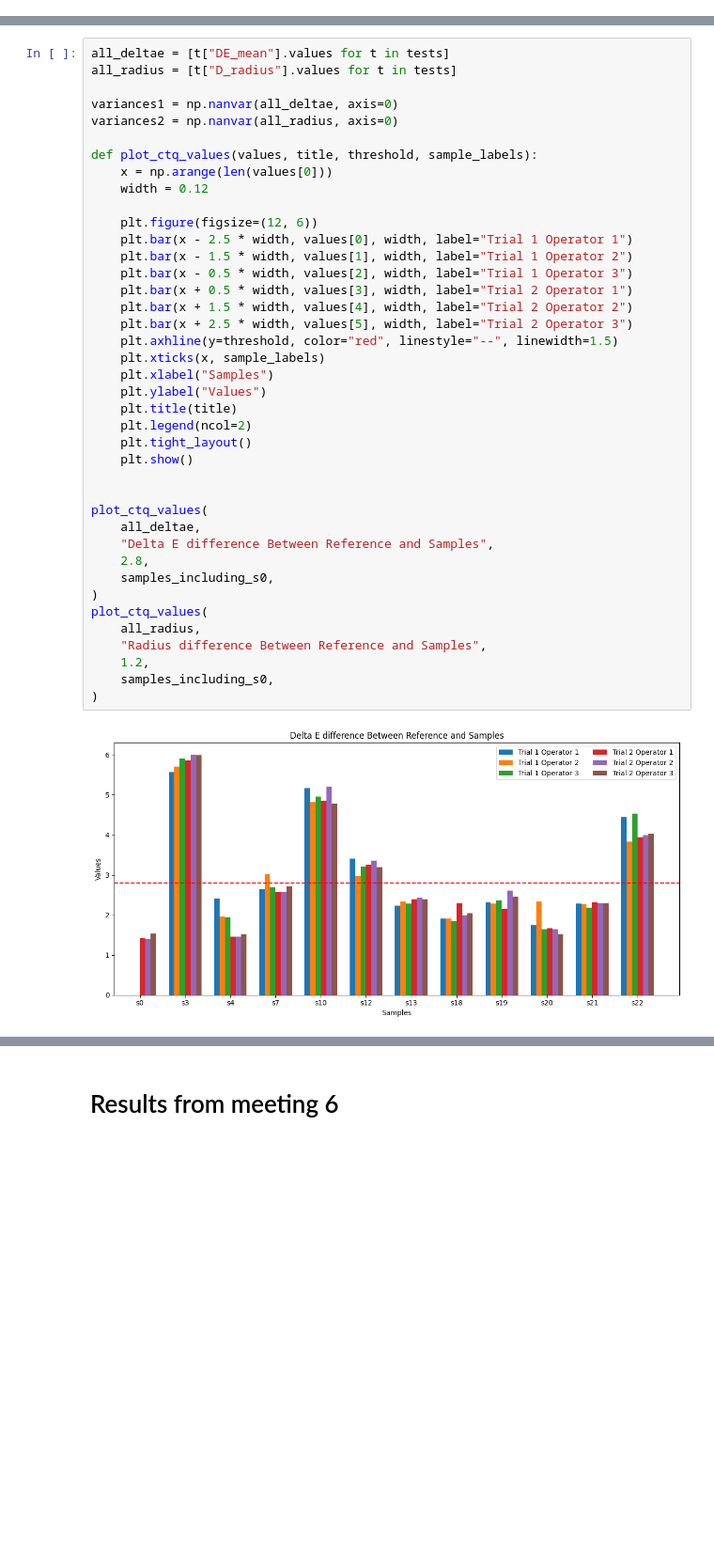
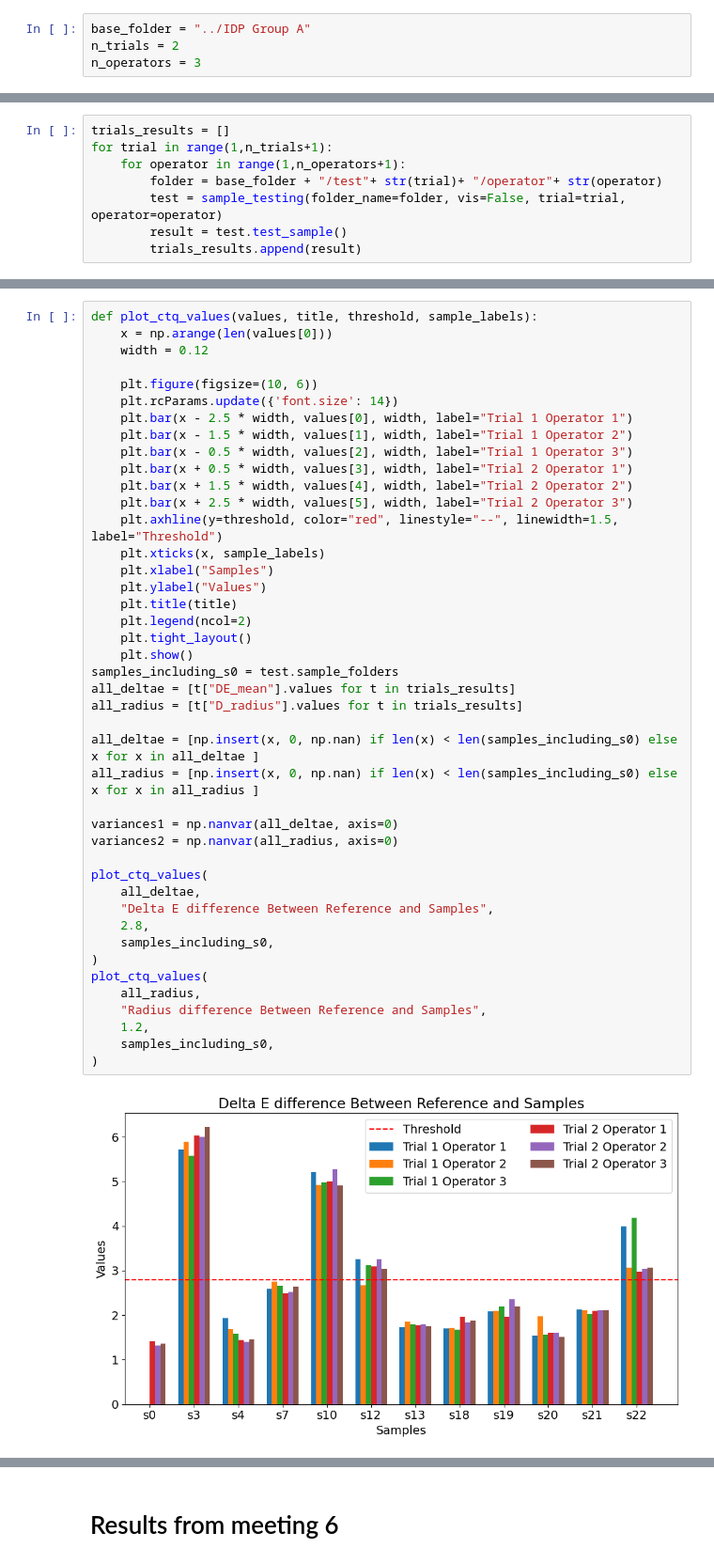
Before and after one commit to PumaresBenaiges/IndustrialProject, a Jupyter notebook: organised_code/main.ipynb, the cells around one changed output, grey strips where cells are left out. Shown at 94% size. Drawn from its saved outputs; the diff is of its cells as text; blank space fills up the shorter version.

```diff
--- a/organised_code/main.ipynb
+++ b/organised_code/main.ipynb
@@ -2,0 +7,4 @@ from class_sample_testing import *
+# %%
+base_folder = "../IDP Group A"
+n_trials = 2
+n_operators = 3
@@ -2,0 +57,8 @@ from class_sample_testing import *
+# %%
+trials_results = []
+for trial in range(1,n_trials+1):
+    for operator in range(1,n_operators+1):
+        folder = base_folder + "/test"+ str(trial)+ "/operator"+ str(operator)
+        test = sample_testing(folder_name=folder, vis=False, trial=trial, operator=operator)
+        result = test.test_sample()
+        trials_results.append(result)
@@ -80,42 +102,45 @@ tests = [result2, result3, result4, result5, result6, result7]
 # %%
-all_deltae = [t["DE_mean"].values for t in tests]
-all_radius = [t["D_radius"].values for t in tests]
-
-variances1 = np.nanvar(all_deltae, axis=0)
-variances2 = np.nanvar(all_radius, axis=0)
-
 def plot_ctq_values(values, title, threshold, sample_labels):
     x = np.arange(len(values[0]))
     width = 0.12
 
-    plt.figure(figsize=(12, 6))
+    plt.figure(figsize=(10, 6))
+    plt.rcParams.update({'font.size': 14})
     plt.bar(x - 2.5 * width, values[0], width, label="Trial 1 Operator 1")
     plt.bar(x - 1.5 * width, values[1], width, label="Trial 1 Operator 2")
     plt.bar(x - 0.5 * width, values[2], width, label="Trial 1 Operator 3")
     plt.bar(x + 0.5 * width, values[3], width, label="Trial 2 Operator 1")
     plt.bar(x + 1.5 * width, values[4], width, label="Trial 2 Operator 2")
     plt.bar(x + 2.5 * width, values[5], width, label="Trial 2 Operator 3")
-    plt.axhline(y=threshold, color="red", linestyle="--", linewidth=1.5)
+    plt.axhline(y=threshold, color="red", linestyle="--", linewidth=1.5, label="Threshold")
     plt.xticks(x, sample_labels)
     plt.xlabel("Samples")
     plt.ylabel("Values")
     plt.title(title)
     plt.legend(ncol=2)
     plt.tight_layout()
     plt.show()
+samples_including_s0 = test.sample_folders
+all_deltae = [t["DE_mean"].values for t in trials_results]
+all_radius = [t["D_radius"].values for t in trials_results]
 
+all_deltae = [np.insert(x, 0, np.nan) if len(x) < len(samples_including_s0) else x for x in all_deltae ]
+all_radius = [np.insert(x, 0, np.nan) if len(x) < len(samples_including_s0) else x for x in all_radius ]
+
+variances1 = np.nanvar(all_deltae, axis=0)
+variances2 = np.nanvar(all_radius, axis=0)
 
 plot_ctq_values(
     all_deltae,
     "Delta E difference Between Reference and Samples",
     2.8,
     samples_including_s0,
 )
 plot_ctq_values(
     all_radius,
     "Radius difference Between Reference and Samples",
     1.2,
     samples_including_s0,
 )
 # %% [output]
-[figure, old version]
+[figure, new version]
```
Also changed, not shown: parts of 18 cells of this notebook, 13 other files.
